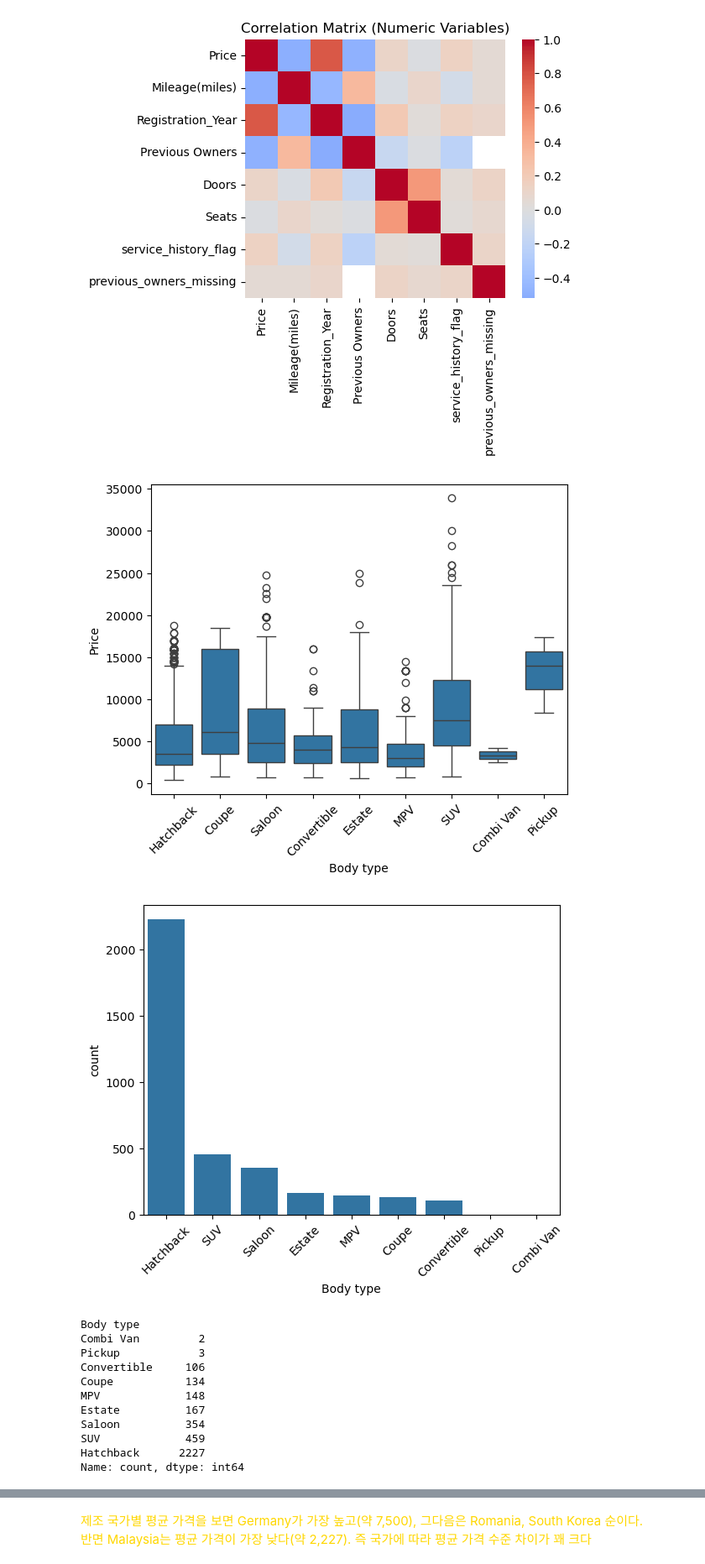
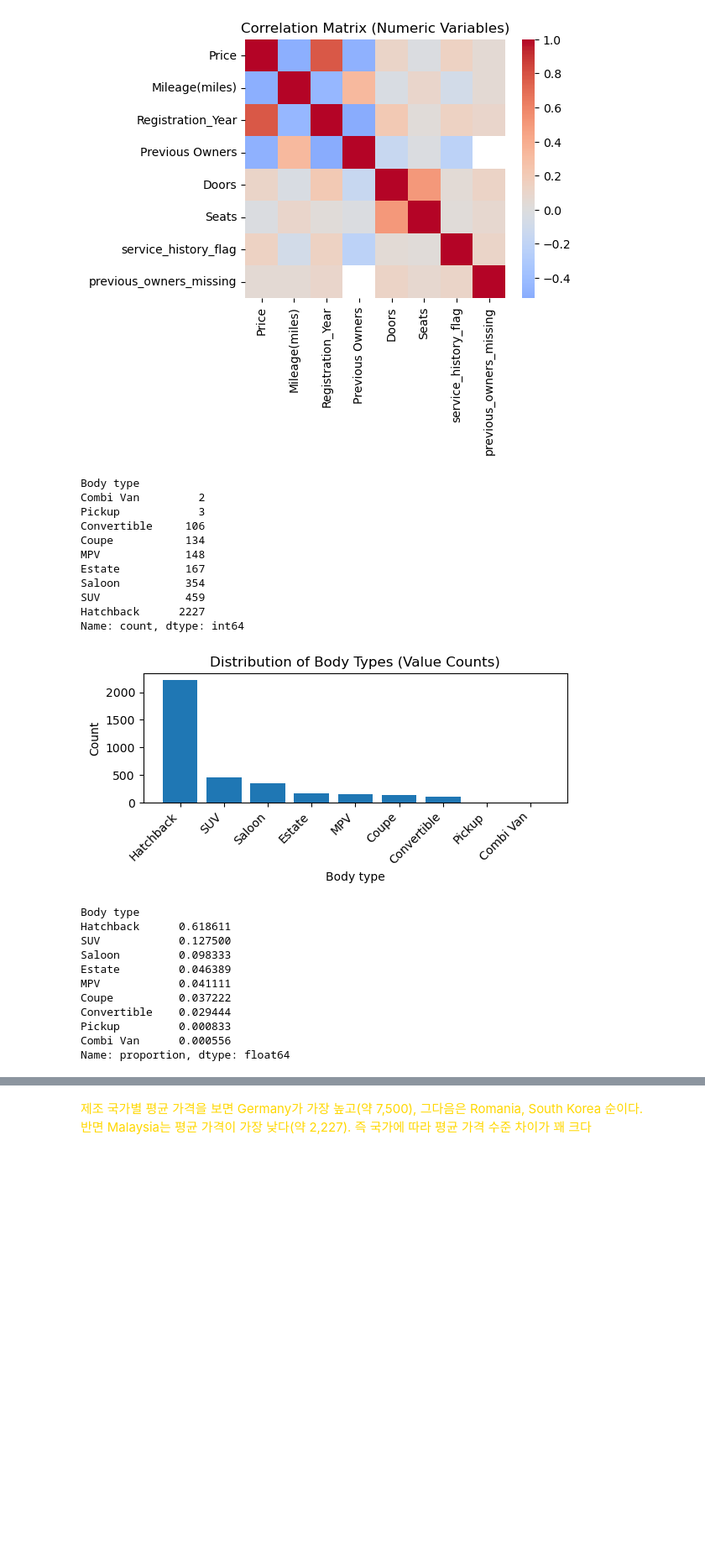
Before and after one commit to jojos0501/da5, a Jupyter notebook: 0206_DataTransformation/day2_project_조수경.ipynb, the cells around one changed output, grey strips where cells are left out. Shown at 84% size. Cells and saved outputs as stored; diff of their text form; code cells hidden in the pictures; blank space fills up the shorter version.

```diff
--- a/0206_DataTransformation/day2_project_조수경.ipynb
+++ b/0206_DataTransformation/day2_project_조수경.ipynb
@@ -857,43 +827,84 @@ plt.show()
 # %%
 # 범주형 변수 ↔ Price 관계
 # (1) 브랜드 / 바디타입 등
 
 car_df.groupby("Body type")["Price"].mean().sort_values(ascending=False)
 
-sns.boxplot(x="Body type", y="Price", data=car_df)
-plt.xticks(rotation=45)
-plt.show()
+# sns.boxplot(x="Body type", y="Price", data=car_df)
+# plt.xticks(rotation=45)
+# plt.show()
 
 # 막대그래프로 이건 안됨. 가격의 분포를 볼수 없고 바디타입의 개수와 가격대를 보여주는거라. 가격 해석 전에 “표본 수가 충분한가?” 확인할 때
 # sns.countplot(x="Body type", data=car_df, order=car_df["Body type"].value_counts().index)
 # plt.xticks(rotation=45)
 # plt.show()
 
 # sns.barplot(x="Body type", y="Price", data=car_df, estimator="mean", errorbar=None)
 # plt.xticks(rotation=45)
 # plt.ylabel("Average Price")
 # plt.show()
 
 # sns.barplot(x="Body type", y="Price", data=car_df, estimator="median", errorbar=None)
 # plt.xticks(rotation=45)
 # plt.ylabel("Median Price")
 # plt.show()
 
-car_df["Body type"].value_counts(ascending=True).head(30)
+display(car_df["Body type"].value_counts(ascending=True).head(30))
+
+import pandas as pd
+import matplotlib.pyplot as plt
+
+body_counts = pd.Series(
+    {
+        "Hatchback": 2227,
+        "SUV": 459,
+        "Saloon": 354,
+        "Estate": 167,
+        "MPV": 148,
+        "Coupe": 134,
+        "Convertible": 106,
+        "Pickup": 3,
+        "Combi Van": 2
+    }
+)
+
+plt.figure(figsize=(6, 3))
+plt.bar(body_counts.index, body_counts.values)
+plt.xticks(rotation=45, ha="right")
+plt.ylabel("Count")
+plt.xlabel("Body type")
+plt.title("Distribution of Body Types (Value Counts)")
+plt.tight_layout()
+plt.show()
+
+# # 가격기준 오름차순으로 바디타입을 보겠다. 노말라이즈=true는 비율을 보겠다
+# display(top50["Body type"].value_counts(normalize=False))
+# display(bottom50["Body type"].value_counts(normalize=False))
+display(top_all["Body type"].value_counts(normalize=True))
 # %% [output]
+Body type
+Combi Van         2
+Pickup            3
+Convertible     106
+Coupe           134
+MPV             148
+Estate          167
+Saloon          354
+SUV             459
+Hatchback      2227
+Name: count, dtype: int64
-[figure, old version]
+[figure, new version]
-[figure, removed]
-Body type
-Combi Van         2
-Pickup            3
-Convertible     106
-Coupe           134
-MPV             148
-Estate          167
-Saloon          354
-SUV             459
-Hatchback      2227
-Name: count, dtype: int64
+Body type
+Hatchback      0.618611
+SUV            0.127500
+Saloon         0.098333
+Estate         0.046389
+MPV            0.041111
+Coupe          0.037222
+Convertible    0.029444
+Pickup         0.000833
+Combi Van      0.000556
+Name: proportion, dtype: float64
 # %%
 # 제조 국가별 가격과의 관계
 
```
Also changed, not shown: parts of 3 cells of this notebook.
